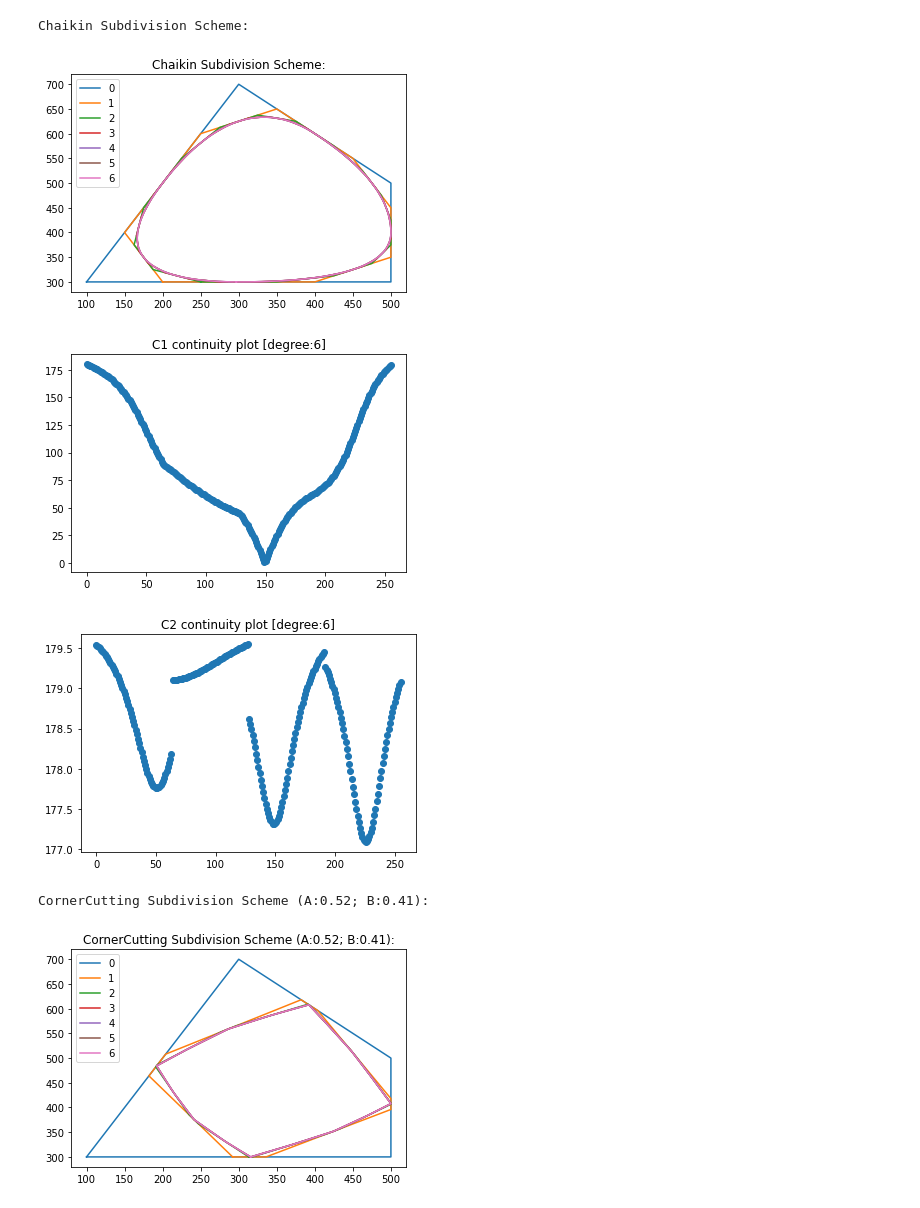
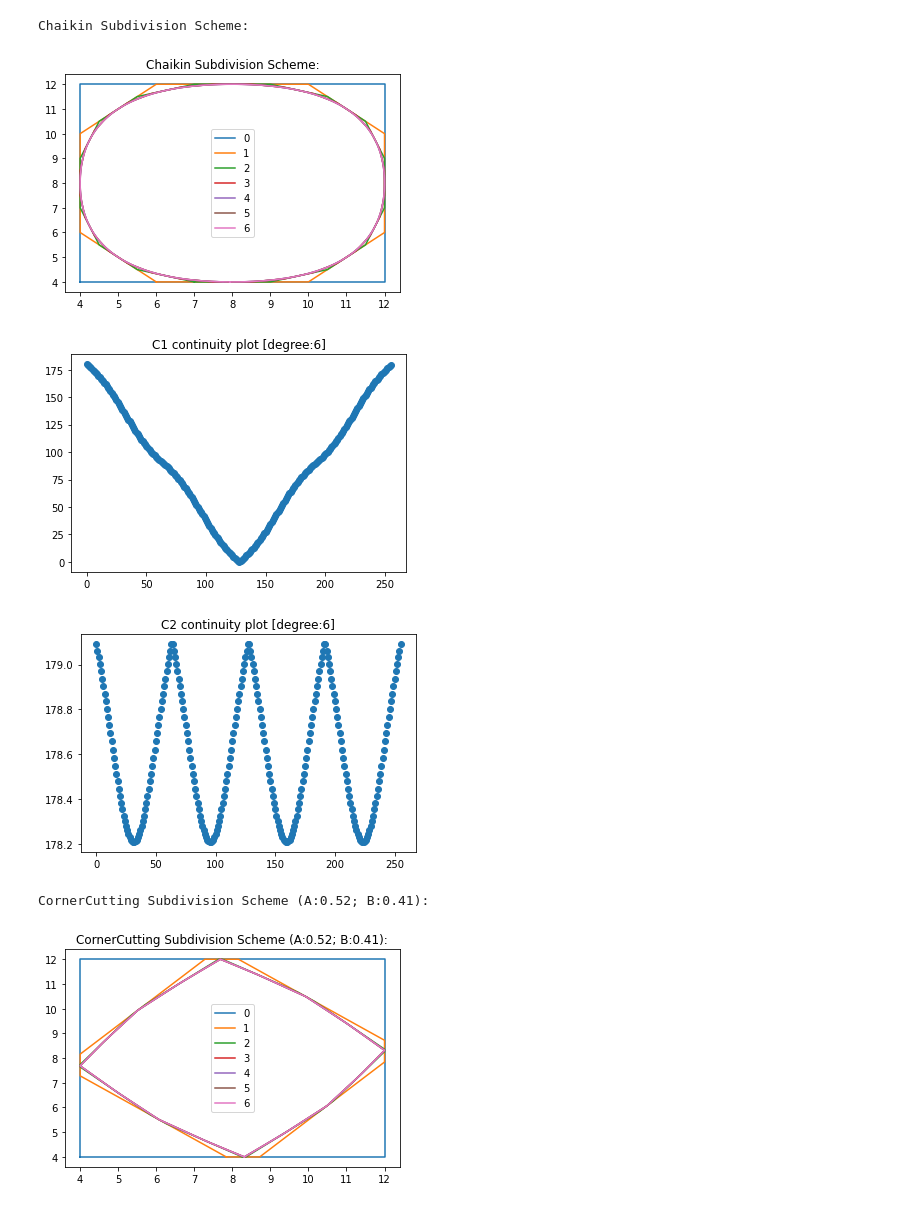
Before and after one commit to Dogmeat-Ix/MOSIG_Graphics, a Jupyter notebook: MOSIG_CGII_FOR_STUDENTS/CurveSubdivision.ipynb, the cells around one changed output. Cells and saved outputs as stored; diff of their text form; code cells hidden in the pictures.

```diff
--- a/MOSIG_CGII_FOR_STUDENTS/CurveSubdivision.ipynb
+++ b/MOSIG_CGII_FOR_STUDENTS/CurveSubdivision.ipynb
@@ -107,9 +107,8 @@ def CornerCuttingSubdivisionClosedPolygon(A,B,N,Polygon): #double A, double B, i
 # %%
 def getId(i,len):
     n = 0
-
     if i < 0:
-        n=len-1+i
+        n=len+i
     elif i > len-1:
         n=i-len
     else:
@@ -151,6 +150,29 @@ def GeneralizeFourPointClosedPolygon(N,Polygon, eps):
         P.append(Pnew)
 
     return P
+# %%
+def UniformsplineClosedPolygon(N,Polygon):
+    P = Polygon.copy()
+
+    for n in range(N-1):
+        Pnew = []
+
+        for i in range(len(P[n])):
+            im2  = getId(i-2,len(P[n]))
+            im1  = getId(i-1,len(P[n]))
+            ip1  = getId(i+1,len(P[n]))
+
+            x1   = 1/8 * (P[n][im1][0] + 6 * P[n][i][0]+ P[n][ip1][0])
+            y1   = 1/8 * (P[n][im1][1] + 6 * P[n][i][1]+ P[n][ip1][1])
+            x2   = 1/2 * (P[n][i][0] + P[n][ip1][0])
+            y2   = 1/2 * (P[n][i][1] + P[n][ip1][1])
+
+            Pnew.append([x1,y1])
+            Pnew.append([x2,y2])
+
+
+        P.append(Pnew)
+    return P
 # %%
 #Angle functions:
 
@@ -226,7 +248,6 @@ def doCornerCutting(Polygon,N,A,B,d):
     plotC2(CorCut_1,d)
 
 
-
 def doGenFourPoint(Polygon,N,eps,d):
     scheme = "Generalized Four Point Subdivision Scheme (eps:"+str(eps)+"):"
     print(scheme)
@@ -234,40 +255,50 @@ def doGenFourPoint(Polygon,N,eps,d):
     plotPolygons(FourCorners,scheme)
     plotC1(FourCorners,d)
     plotC2(FourCorners,d)
+
+def doUnifSplines3(Polygon,N,d):
+    scheme = "Uniform Splines degree 3"
+    print(scheme)
+    UnifSplines = UniformsplineClosedPolygon(N,Polygon);
+    plotPolygons(UnifSplines,scheme)
+    plotC1(UnifSplines,d)
+    plotC2(UnifSplines,d)
 # %%
 #main
 def main():
 
     P0 = [[100,300],[500,300],[500,500],[300,700]]
 
-    #P0 = [[4,4],[12,4],[12,12],[4,12]]
+    P0 = [[4,4],[12,4],[12,12],[4,12]]
     Polygon = []
     Polygon.append(P0)
 
     numberOfSteps  = 7 #N degrees
     continuityTest = numberOfSteps -1  #degree of continuity test
 
 
     doChaikin(Polygon,numberOfSteps,continuityTest)
 
     A = 0.52
     B = 0.41
     doCornerCutting(Polygon,numberOfSteps,A,B,continuityTest)
 
     A = 0.75
     B = 0.25
     doCornerCutting(Polygon,numberOfSteps,A,B,continuityTest)
 
 
     eps = 1/8
     doGenFourPoint(Polygon,numberOfSteps, eps,continuityTest)
 
+    doUnifSplines3(Polygon,numberOfSteps,continuityTest)
+
 if __name__ == '__main__':
     main()
 # %% [output]
 Chaikin Subdivision Scheme:
-[figure, old version]
+[figure, new version]
-[figure, old version]
+[figure, new version]
-[figure, old version]
+[figure, new version]
 CornerCutting Subdivision Scheme (A:0.52; B:0.41):
-[figure, old version]
+[figure, new version]
```
Also changed, not shown: parts of 1 cell of this notebook.
